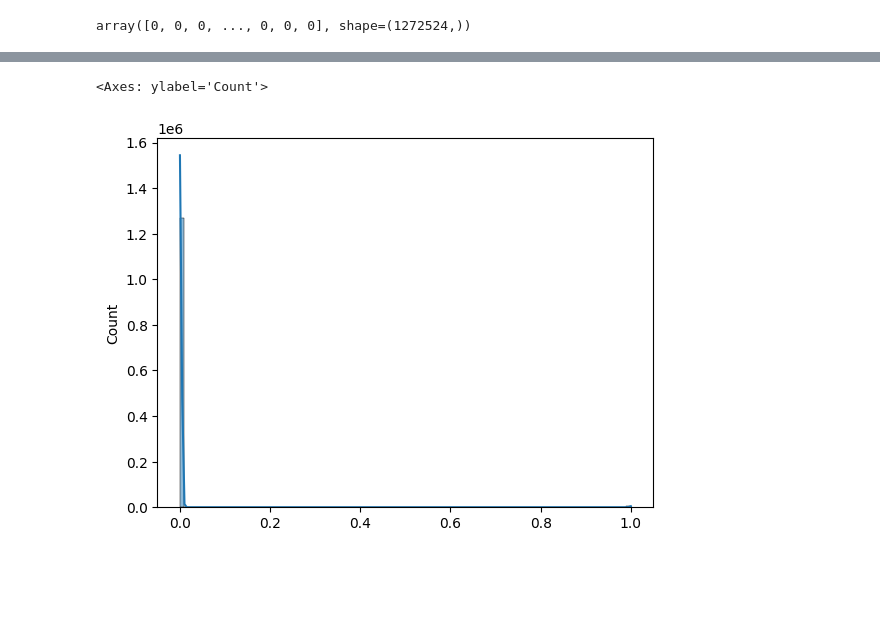
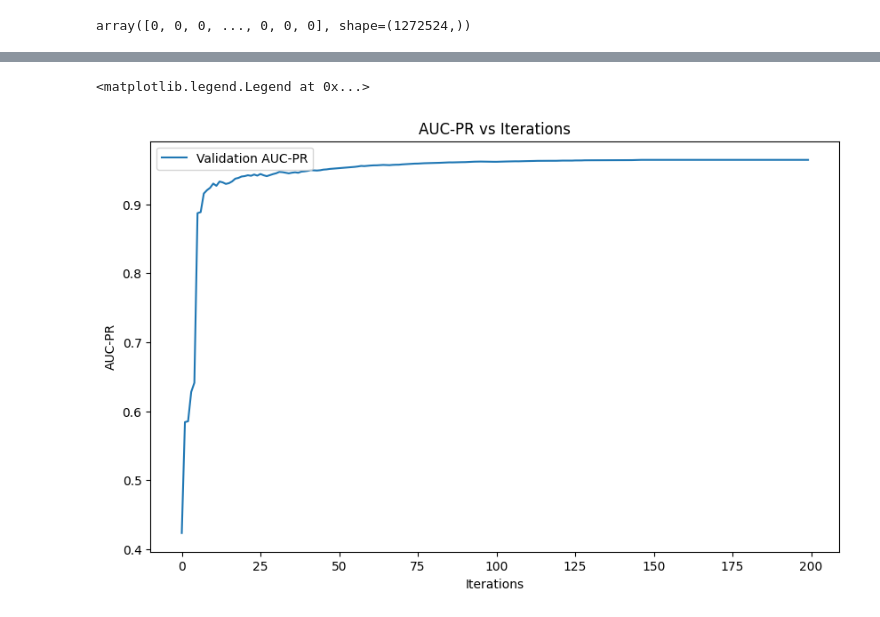
Before and after one commit to olena4reunited/fraud_prediction, a Jupyter notebook: research_xgb.ipynb, the cells around one changed output, grey strips where cells are left out. Drawn from its saved outputs; the diff is of its cells as text; code cells hidden in the pictures; blank space fills up the shorter version.

```diff
--- a/research_xgb.ipynb
+++ b/research_xgb.ipynb
@@ -409,3 +611,5 @@ X_test_transformed = preprocess.transform(X_test)
+# %%
+metrics = model.evals_result()
 # %%
 y_probs = model.predict_proba(X_test_transformed)[:, 1]
 y_pred = model.predict(X_test_transformed)
@@ -476,8 +664,16 @@ plt.grid(True)
-# %%
-sns.histplot(y_pred, bins=100, kde=True)
-# %% [output]
-<Axes: ylabel='Count'>
-[figure, removed]
+# %%
+val_aucpr = metrics["validation_0"]["aucpr"]
+
+plt.figure(figsize=(10,6))
+
+plt.plot(val_aucpr, label="Validation AUC-PR")
+plt.xlabel("Iterations")
+plt.ylabel("AUC-PR")
+plt.title("AUC-PR vs Iterations")
+plt.legend()
+# %% [output]
+<matplotlib.legend.Legend at 0x...>
+[figure, added]
 # %%
 precisions, recalls, thresholds = precision_recall_curve(y_test.to_list(), y_probs)
 # %%
```
Also changed, not shown: parts of 21 cells of this notebook, 1 other file.
